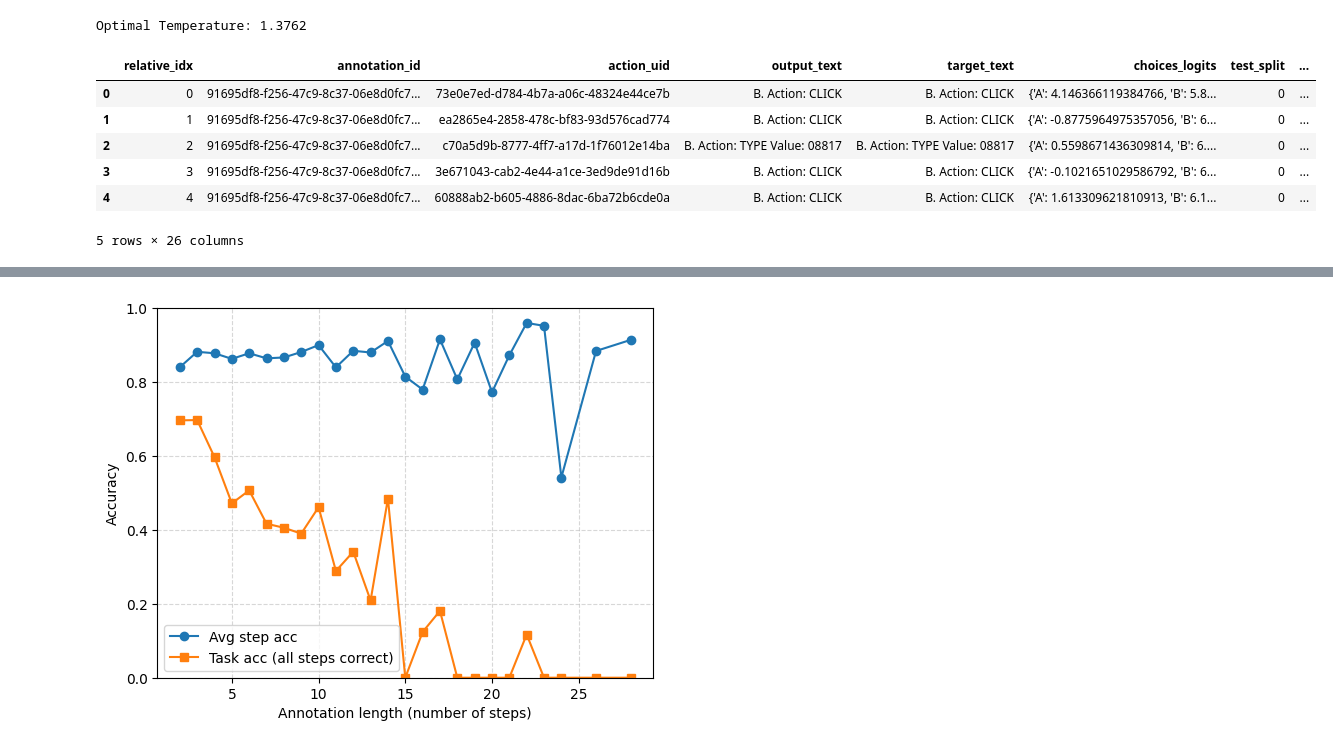
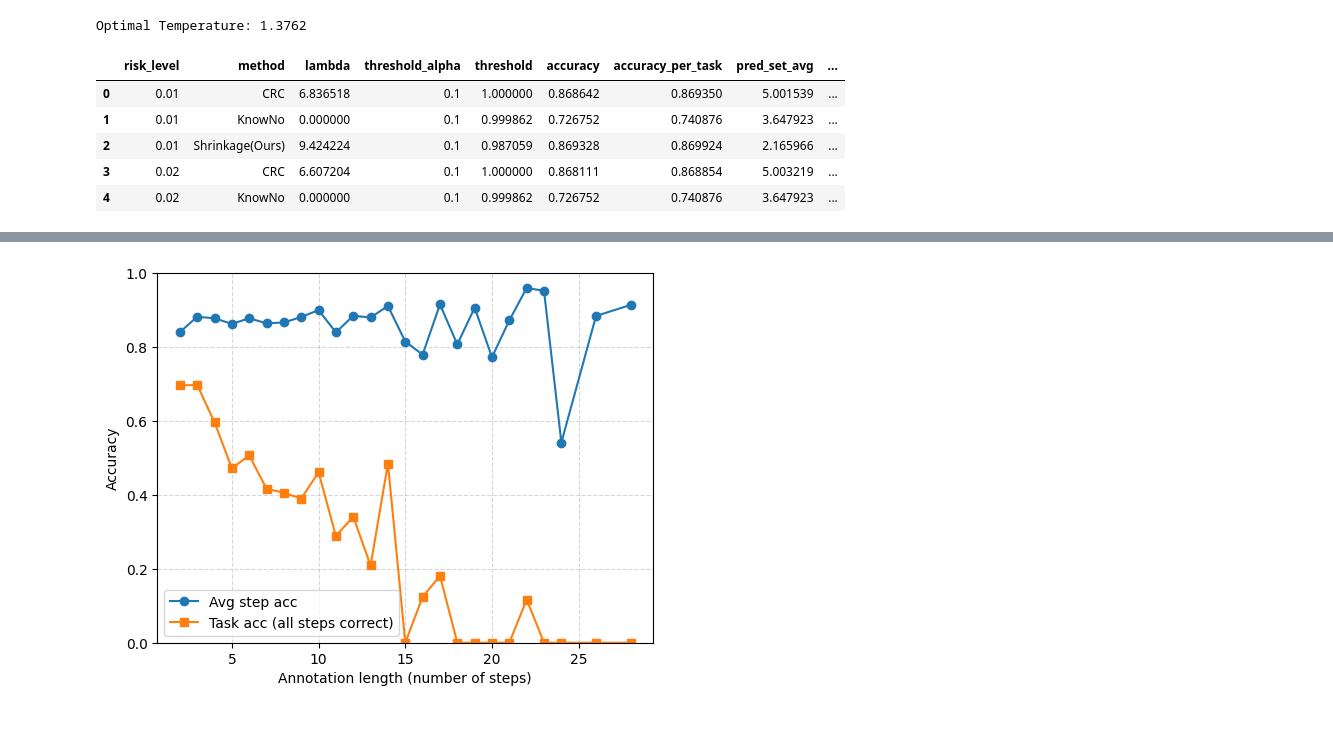
Before and after one commit to amitxy/Robots-That-Ask-For-Help-Over-The-Horizon, a Jupyter notebook: research.ipynb, the cells around one changed output, grey strips where cells are left out. Cells and saved outputs as stored; diff of their text form; code cells hidden in the pictures.

```diff
--- a/research.ipynb
+++ b/research.ipynb
@@ -493,7 +574,7 @@ from pathlib import Path
 import pandas as pd
 
 def get_results_df(dir="results/simulation"):
-    results_dir = Path(dir)   # change to your directory
+    results_dir = Path(dir)
     files = sorted(results_dir.glob("*.pkl"))
 
     if not files:
@@ -503,23 +584,28 @@ def get_results_df(dir="results/simulation"):
     df_all = pd.concat(dfs, ignore_index=True)
     return df_all
 
+def get_metrics_df(dir="results/metrics"):
+    metrics_dir = Path(dir)
+    dfs = [ get_results_df(dir=str(met_dir)) for met_dir in metrics_dir.iterdir()]
+    df_all = pd.concat(dfs, ignore_index=True)
+    return df_all
+
 # Cols to add
 df_all = None
 df_all = get_results_df()
 df_all['covered'] = df_all.apply(lambda row: row['target_label'] in row['pred_set'], axis=1)
 
-metrics_all = get_results_df(dir="results/metrics")
-metrics_all['method'] = metrics_all['method'].fillna('shrinkage_linear')
+metrics_all = get_metrics_df(dir="results/metrics")
+# metrics_all['method'] = metrics_all['method'].fillna('shrinkage_linear')
 metrics_df = metrics_all.groupby(['risk_level', 'method']).mean().reset_index()
 # %%
 # df_all[df_all["method"] == 'shrinkage_linear']['pred_set_size'].value_counts()
 metrics_df.head()
-df_all.head()
+# df_all.head()
 # %% [output]
-|  | relative_idx | annotation_id | action_uid | output_text | target_text | choices_logits | test_split | ... |
-| 0 | 0 | 91695df8-f256-47c9-8c37-06e8d0fc7... | 73e0e7ed-d784-4b7a-a06c-48324e44ce7b | B. Action: CLICK | B. Action: CLICK | {'A': 4.146366119384766, 'B': 5.8... | 0 | ... |
-| 1 | 1 | 91695df8-f256-47c9-8c37-06e8d0fc7... | ea2865e4-2858-478c-bf83-93d576cad774 | B. Action: CLICK | B. Action: CLICK | {'A': -0.8775964975357056, 'B': 6... | 0 | ... |
-| 2 | 2 | 91695df8-f256-47c9-8c37-06e8d0fc7... | c70a5d9b-8777-4ff7-a17d-1f76012e14ba | B. Action: TYPE Value: 08817 | B. Action: TYPE Value: 08817 | {'A': 0.5598671436309814, 'B': 6.... | 0 | ... |
-| 3 | 3 | 91695df8-f256-47c9-8c37-06e8d0fc7... | 3e671043-cab2-4e44-a1ce-3ed9de91d16b | B. Action: CLICK | B. Action: CLICK | {'A': -0.1021651029586792, 'B': 6... | 0 | ... |
-| 4 | 4 | 91695df8-f256-47c9-8c37-06e8d0fc7... | 60888ab2-b605-4886-8dac-6ba72b6cde0a | B. Action: CLICK | B. Action: CLICK | {'A': 1.613309621810913, 'B': 6.1... | 0 | ... |
+|  | risk_level | method | lambda | threshold_alpha | threshold | accuracy | accuracy_per_task | pred_set_avg | ... |
+| 0 | 0.01 | CRC | 6.836518 | 0.1 | 1.000000 | 0.868642 | 0.869350 | 5.001539 | ... |
+| 1 | 0.01 | KnowNo | 0.000000 | 0.1 | 0.999862 | 0.726752 | 0.740876 | 3.647923 | ... |
+| 2 | 0.01 | Shrinkage(Ours) | 9.424224 | 0.1 | 0.987059 | 0.869328 | 0.869924 | 2.165966 | ... |
+| 3 | 0.02 | CRC | 6.607204 | 0.1 | 1.000000 | 0.868111 | 0.868854 | 5.003219 | ... |
+| 4 | 0.02 | KnowNo | 0.000000 | 0.1 | 0.999862 | 0.726752 | 0.740876 | 3.647923 | ... |
-5 rows × 26 columns
```
Also changed, not shown: parts of 21 cells of this notebook, 5 other files.
